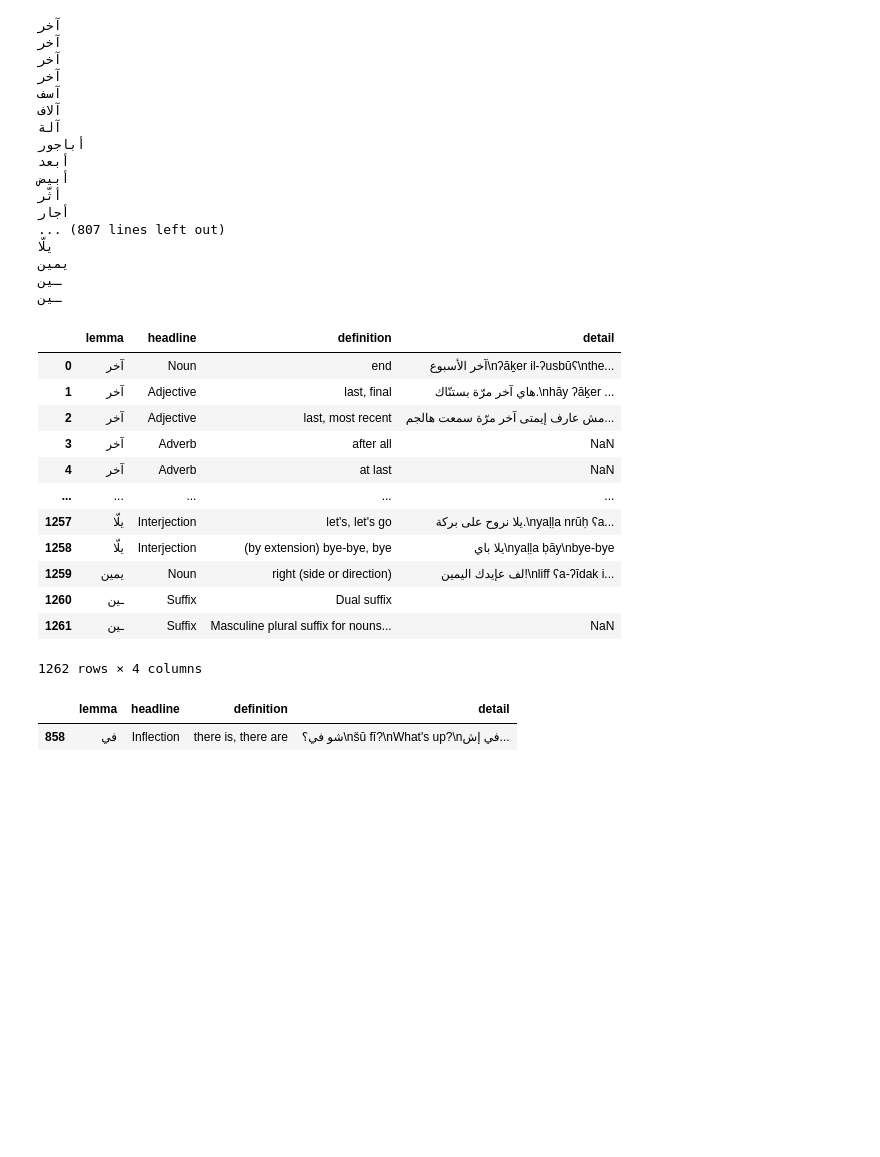
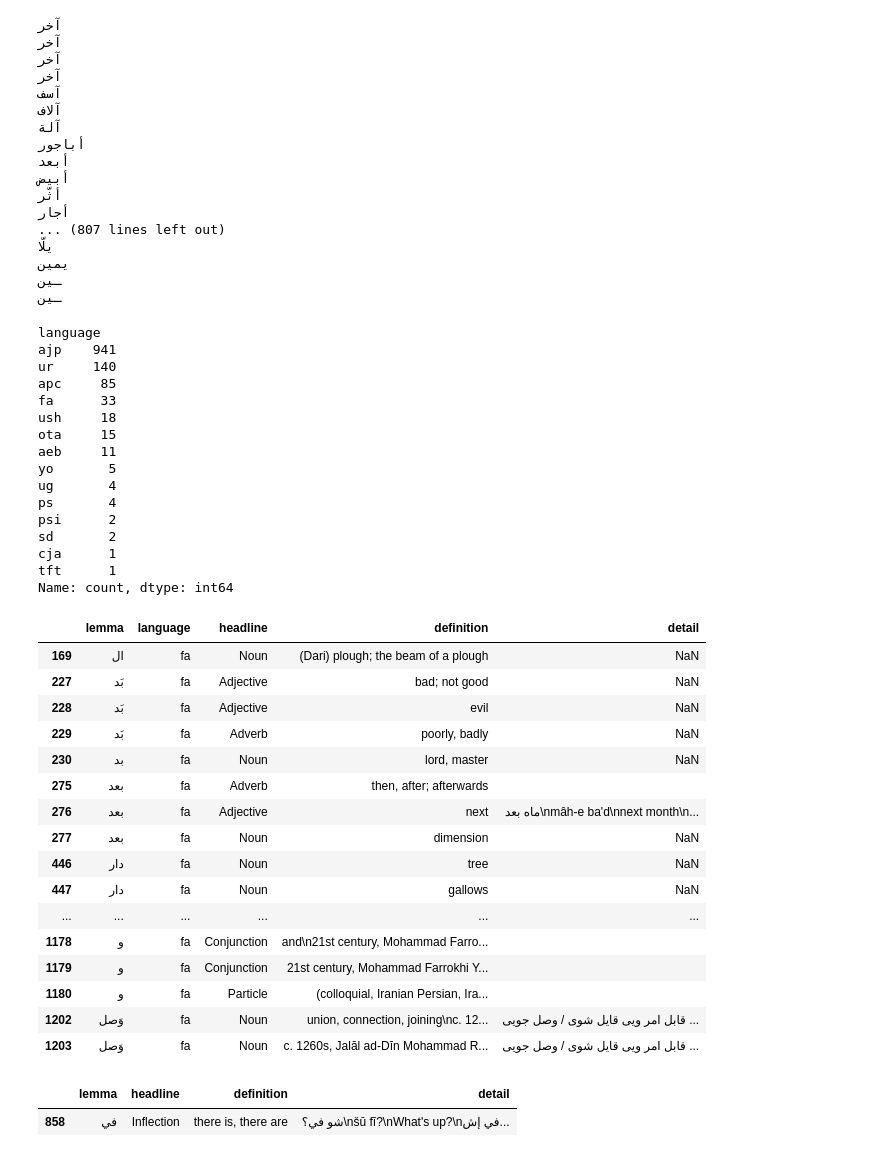
Before and after one commit to kebuhcah/viet-wiktionary-scrape, a Jupyter notebook: sandbox.ipynb, the cells around one changed output. Drawn from its saved outputs; the diff is of its cells as text; code cells hidden in the pictures; blank space fills up the shorter version.

Commit message:
extract language code. TODO: don't get definitions for languages other than target language(s)!

```diff
--- a/sandbox.ipynb
+++ b/sandbox.ipynb
@@ -96,8 +98,9 @@ get_headwords(random_soup)[0]
 def get_headwords(soup, language="Levantine_Arabic"):
     return soup.select(f'div#bodyContent h2:has(span[id$="{language}"]) ~ p:has(.headword)')
 
-def get_definitions(headword):
+def get_definitions(headword, languages=['ajp', 'apc']):
     lemma = headword.strong.get_text()
+    language = headword.strong.attrs['lang']
     headline = headword.find_previous(class_='mw-headline').string
     print(lemma)
 
@@ -105,7 +108,7 @@ def get_definitions(headword):
 
     results = []
     for li in def_ol.select('li'):
-        result = {'lemma': lemma, 'headline': headline}
+        result = {'lemma': lemma, 'language': language, 'headline': headline}
         definition = ''
         for s in li.strings:
             if 'dl' in list(p.name for p in s.parents):
@@ -147,21 +150,44 @@ Definitions = pd.DataFrame([definition for path in lemmas.href.values for hw in
 ـين
 ـين
 # %%
-Definitions
+Definitions.language.value_counts()
 # %% [output]
-|  | lemma | headline | definition | detail |
-| 0 | آخر | Noun | end | آخر الأسبوع\nʔāḵer il-ʔusbūʕ\nthe... |
-| 1 | آخر | Adjective | last, final | هاي آخر مرّة بستنّاك.\nhāy ʔāḵer ... |
-| 2 | آخر | Adjective | last, most recent | مش عارف إيمتى آخر مرّة سمعت هالجم... |
-| 3 | آخر | Adverb | after all | NaN |
-| 4 | آخر | Adverb | at last | NaN |
-| ... | ... | ... | ... | ... |
-| 1257 | يلّا | Interjection | let's, let's go | يلا نروح على بركة.\nyaḷḷa nrūḥ ʕa... |
-| 1258 | يلّا | Interjection | (by extension) bye-bye, bye | يلا باي\nyaḷḷa ḅāy\nbye-bye |
-| 1259 | يمين | Noun | right (side or direction) | لف عإيدك اليمين!\nliff ʕa-ʔīdak i... |
-| 1260 | ـين | Suffix | Dual suffix |  |
-| 1261 | ـين | Suffix | Masculine plural suffix for nouns... | NaN |
-1262 rows × 4 columns
+language
+ajp    941
+ur     140
+apc     85
+fa      33
+ush     18
+ota     15
+aeb     11
+yo       5
+ug       4
+ps       4
+psi      2
+sd       2
+cja      1
+tft      1
+Name: count, dtype: int64
+# %%
+Definitions[Definitions.language=='fa']
+# %% [output]
+|  | lemma | language | headline | definition | detail |
+| 169 | ال | fa | Noun | (Dari) plough; the beam of a plough | NaN |
+| 227 | بَد | fa | Adjective | bad; not good | NaN |
+| 228 | بَد | fa | Adjective | evil | NaN |
+| 229 | بَد | fa | Adverb | poorly, badly | NaN |
+| 230 | بد | fa | Noun | lord, master | NaN |
+| 275 | بعد | fa | Adverb | then, after; afterwards |  |
+| 276 | بعد | fa | Adjective | next | ماه بعد\nmâh-e ba'd\nnext month\n... |
+| 277 | بعد | fa | Noun | dimension | NaN |
+| 446 | دار | fa | Noun | tree | NaN |
+| 447 | دار | fa | Noun | gallows | NaN |
+| ... | ... | ... | ... | ... | ... |
+| 1178 | و | fa | Conjunction | and\n21st century, Mohammad Farro... |  |
+| 1179 | و | fa | Conjunction | 21st century, Mohammad Farrokhi Y... |  |
+| 1180 | و | fa | Particle | (colloquial, Iranian Persian, Ira... |  |
+| 1202 | وَصل | fa | Noun | union, connection, joining\nc. 12... | قابل امر ویی قایل شوی / وصل جویی ... |
+| 1203 | وَصل | fa | Noun | c. 1260s, Jalāl ad-Dīn Mohammad R... | قابل امر ویی قایل شوی / وصل جویی ... |
 # %%
 Definitions[Definitions.headline == 'Inflection']
 # %% [output]
```
Also changed, not shown: parts of 5 cells of this notebook, 1 other file.
